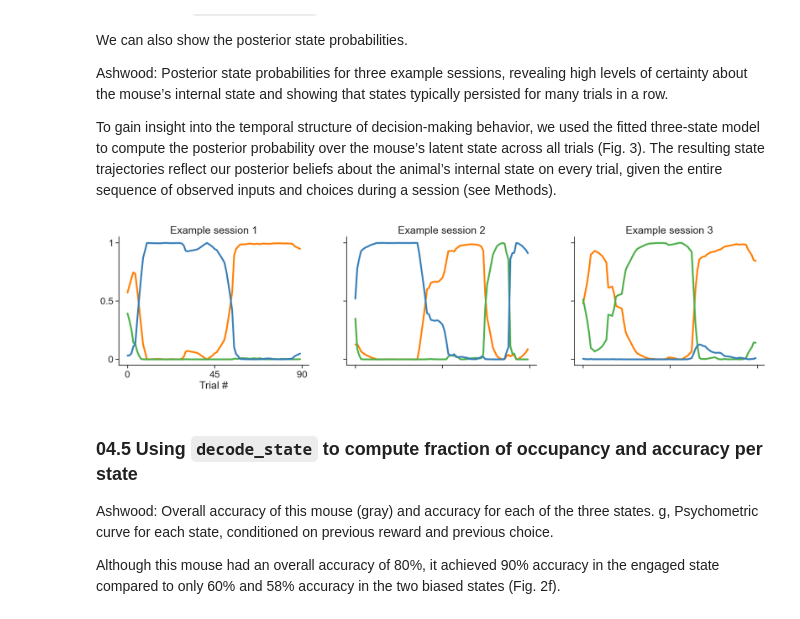
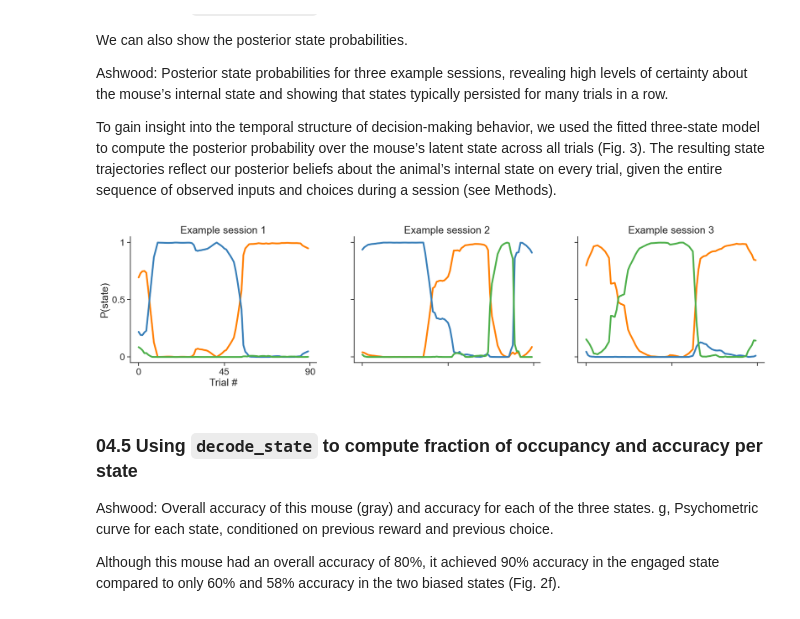
Before and after one commit to camila-maura/glm_hmm_notebook, a Jupyter notebook: scripts/01_ashwood_replication.ipynb, the cells around one changed output. Drawn from its saved outputs; the diff is of its cells as text; code cells hidden in the pictures.

Commit message:
problems with plot alignment

````diff
--- a/scripts/01_ashwood_replication.ipynb
+++ b/scripts/01_ashwood_replication.ipynb
@@ -590,7 +590,7 @@ GLMHMM(
     tol=1e-08
 )
 # %%
-permutation = jnp.array([1, 2, 0])
+permutation = jnp.array([1, 0, 2])
 model.coef_ = model.coef_[:, permutation]
 model.intercept_ = model.intercept_[permutation]
 model.transition_prob_ = model.transition_prob_[permutation][:, permutation]
@@ -834,7 +834,7 @@ sess_ex_3 = np.where(session == sess_to_plot[2])
 sess_examples = [sess_ex_1, sess_ex_2, sess_ex_3]
 posteriors = model.smooth_proba(design_matrix, choices_tsd)
 
-colors =['#ff7f00', '#4daf4a', '#377eb8']
+colors =["#ff7f00", "#4daf4a", "#377eb8"]
 fig, ax = plt.subplots(1,3,figsize=(20, 4))
 for example_session in range(len(ax)):
     for state in range(3):
@@ -851,34 +851,35 @@ for example_session in range(len(ax)):
                 ],
                 [
                     "0",
                     "45",
                     "90"
                 ],
             )
+            ax[example_session].set_ylabel("P(state)")
             ax[example_session].set_xlabel("Trial #")
             ax[example_session].set_yticks(
                 [0, 0.5, 1],
                 ["0", "0.5", "1"],
             )
         else:
             ax[example_session].set_xticks(
                 [
                     sess_examples[example_session][0][0],
                     sess_examples[example_session][0][0] + 45,
                     sess_examples[example_session][0][0] + 90
                 ],
                 [
                     " ",
                     " ",
                     " "
                 ],
             )
             ax[example_session].set_yticks(
                 [0, 0.5, 1],
                 [" ", " ", " "],
             )
 # %% [output]
-[figure, old version]
+[figure, new version]
 # %% [markdown]
 ### 04.5 Using ```decode_state``` to compute fraction of occupancy and accuracy per state
 Ashwood: Overall accuracy of this mouse (gray) and accuracy for each of the three states. g, Psychometric curve for each state, conditioned on previous reward and previous choice.
````
Also changed, not shown: parts of 6 cells of this notebook.
